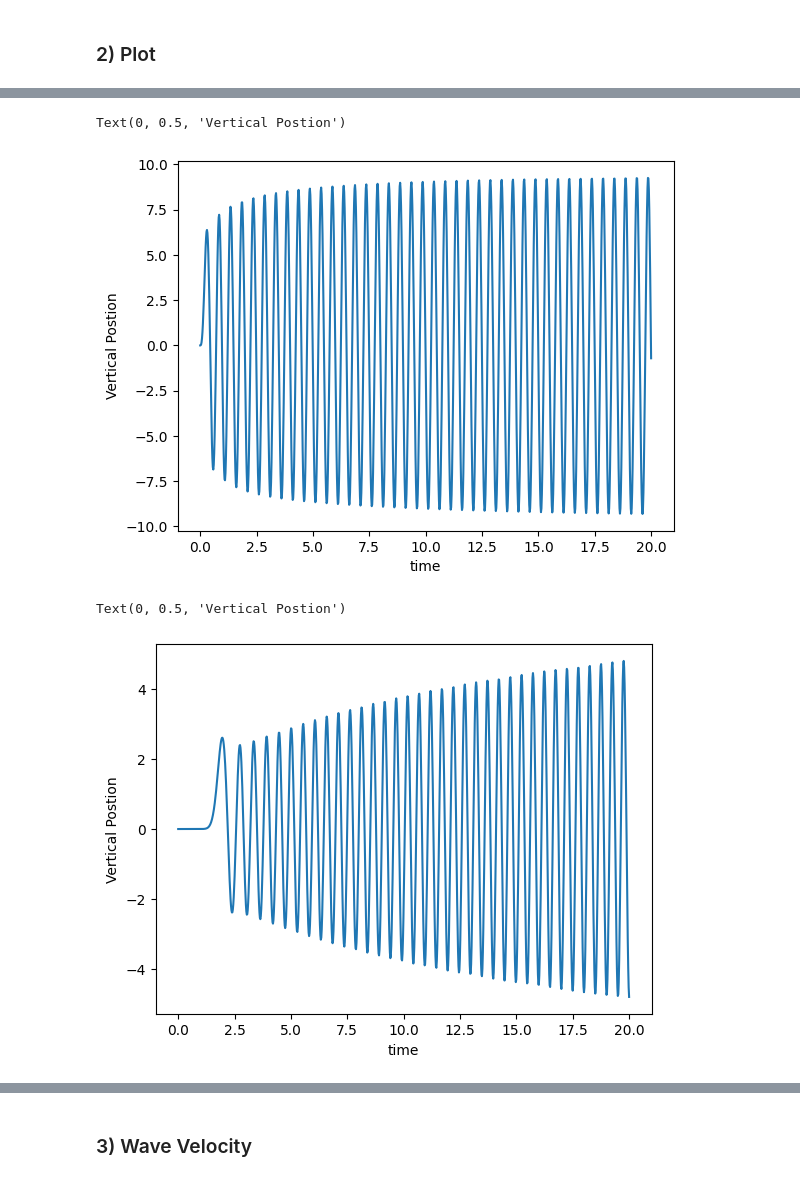
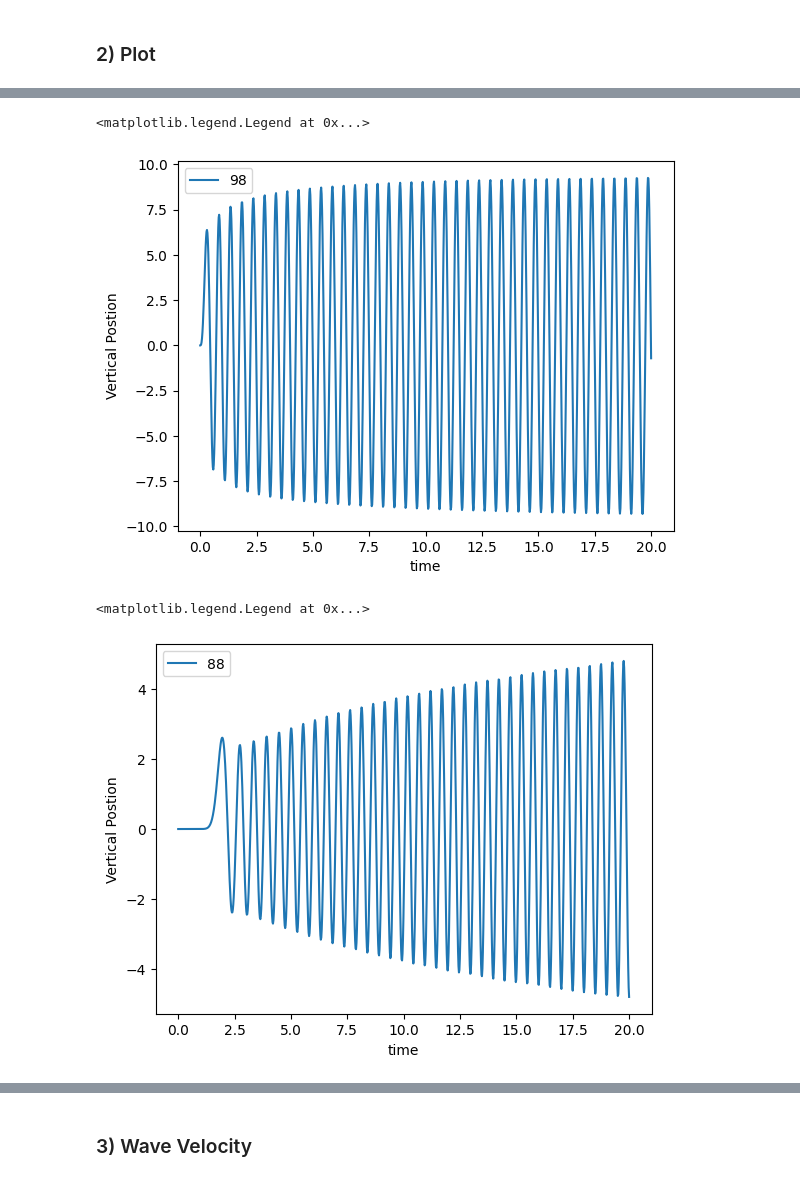
Before and after one commit to BrainConnection/Small_Project, a Jupyter notebook: Slinky Project.ipynb, the cells around one changed output, grey strips where cells are left out. Saved outputs shown, nothing was run; the diff lists cells and outputs as text; code cells hidden in the pictures.

```diff
--- a/Slinky Project.ipynb
+++ b/Slinky Project.ipynb
@@ -1449,13 +1469,14 @@ Text(0, 0.5, 'Vertical Postion')
 # %%
 plt.figure()
 
 plt.plot(tlist, Y[N-2], label = '{0}'.format(N-2))
 
 plt.xlabel('time')
 plt.ylabel('Vertical Postion')
+plt.legend()
 # %% [output]
-Text(0, 0.5, 'Vertical Postion')
+<matplotlib.legend.Legend at 0x...>
-[figure, old version]
+[figure, new version]
 # %%
 plt.figure()
 
@@ -1463,9 +1484,10 @@ plt.plot(tlist, Y[N-12], label = '{0}'.format(N-12))
 
 plt.xlabel('time')
 plt.ylabel('Vertical Postion')
+plt.legend()
 # %% [output]
-Text(0, 0.5, 'Vertical Postion')
+<matplotlib.legend.Legend at 0x...>
-[figure, old version]
+[figure, new version]
 # %%
 plt.figure()
 
```
Also changed, not shown: parts of 33 cells of this notebook.
